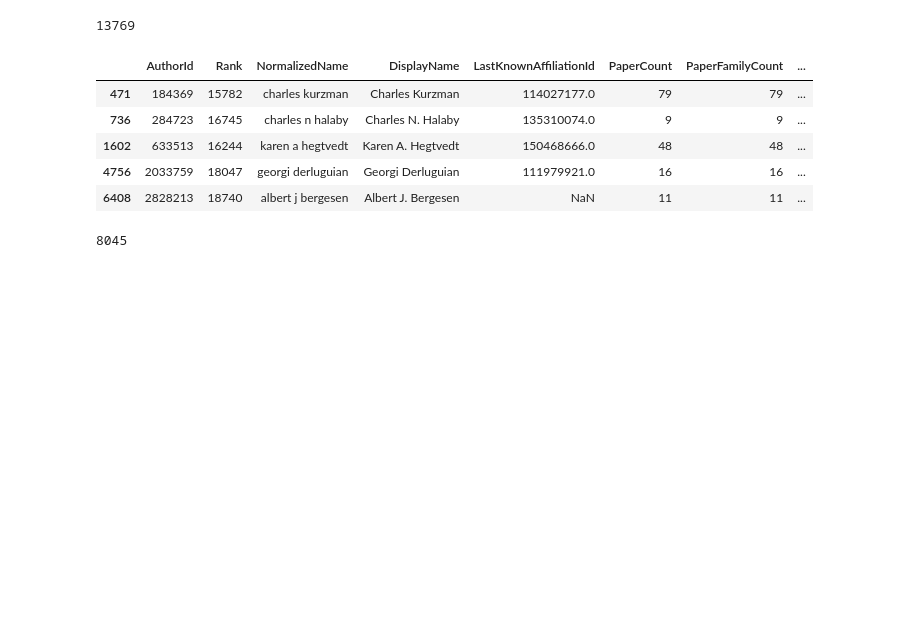
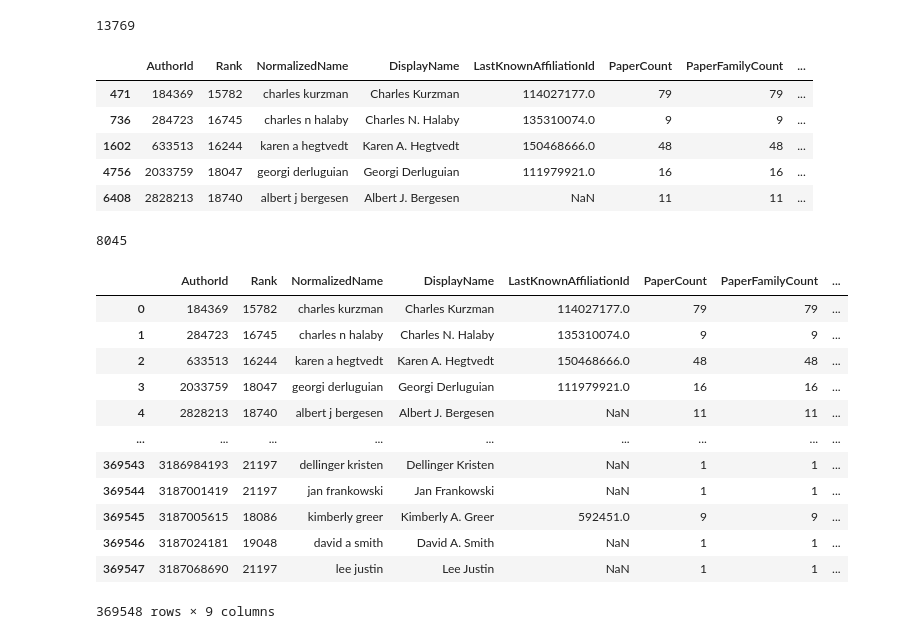
Before and after one commit to TimothyElder/mag, a Jupyter notebook: scripts/notebooks/link_affiliation.ipynb, the cells around one changed output. Saved outputs shown, nothing was run; the diff lists cells and outputs as text; code cells hidden in the pictures; blank space fills up the shorter version.

```diff
--- a/scripts/notebooks/link_affiliation.ipynb
+++ b/scripts/notebooks/link_affiliation.ipynb
@@ -779,3 +779,33 @@ print(len(not_shared))
 8045
 # %%
 filtered_authors.to_csv('/home/timothyelder/mag/data/authors.csv', index=False)
+# %%
+import os
+import re
+import csv
+import glob
+import pandas as pd
+import dask.dataframe as dd
+
+os.chdir('/home/timothyelder/mag')
+
+path = '/project/jevans/MAG_0802_2021_snap_shot/'
+
+# Filter authors dataframe for authors that appear in network data.
+filtered_authors = pd.read_csv("data/authors.csv")
+
+filtered_authors
+# %% [output]
+|  | AuthorId | Rank | NormalizedName | DisplayName | LastKnownAffiliationId | PaperCount | PaperFamilyCount | ... |
+| 0 | 184369 | 15782 | charles kurzman | Charles Kurzman | 114027177.0 | 79 | 79 | ... |
+| 1 | 284723 | 16745 | charles n halaby | Charles N. Halaby | 135310074.0 | 9 | 9 | ... |
+| 2 | 633513 | 16244 | karen a hegtvedt | Karen A. Hegtvedt | 150468666.0 | 48 | 48 | ... |
+| 3 | 2033759 | 18047 | georgi derluguian | Georgi Derluguian | 111979921.0 | 16 | 16 | ... |
+| 4 | 2828213 | 18740 | albert j bergesen | Albert J. Bergesen | NaN | 11 | 11 | ... |
+| ... | ... | ... | ... | ... | ... | ... | ... | ... |
+| 369543 | 3186984193 | 21197 | dellinger kristen | Dellinger Kristen | NaN | 1 | 1 | ... |
+| 369544 | 3187001419 | 21197 | jan frankowski | Jan Frankowski | NaN | 1 | 1 | ... |
+| 369545 | 3187005615 | 18086 | kimberly greer | Kimberly A. Greer | 592451.0 | 9 | 9 | ... |
+| 369546 | 3187024181 | 19048 | david a smith | David A. Smith | NaN | 1 | 1 | ... |
+| 369547 | 3187068690 | 21197 | lee justin | Lee Justin | NaN | 1 | 1 | ... |
+369548 rows × 9 columns
```
Also changed, not shown: parts of 3 cells of this notebook, 5 other files.
